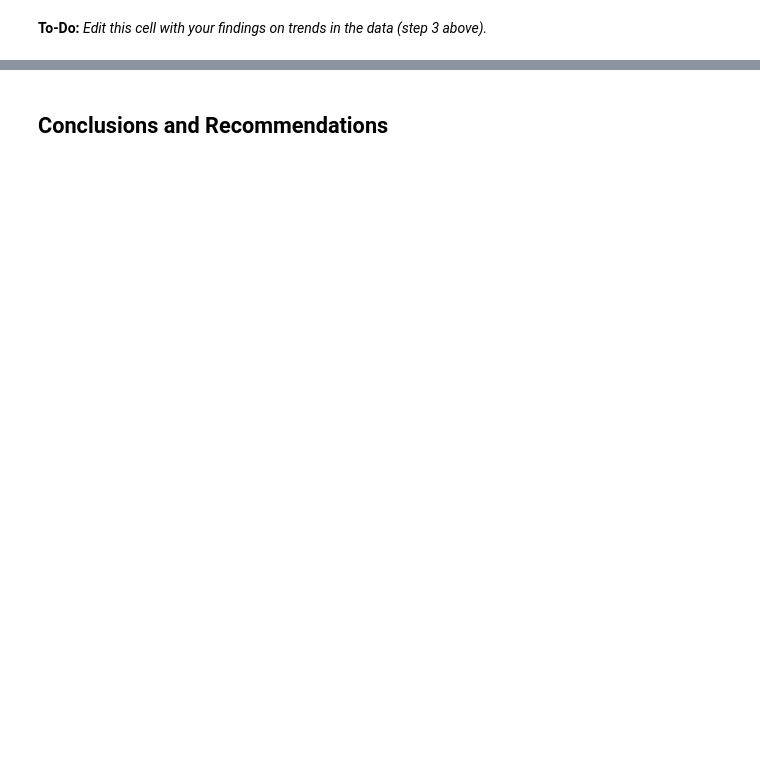
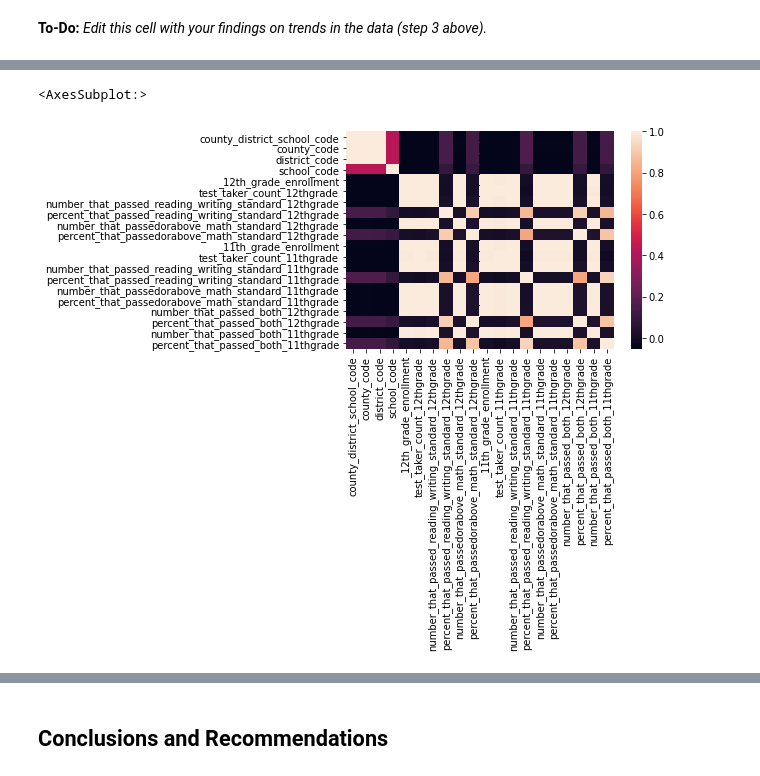
Before and after one commit to vivekbavda/Projects, a Jupyter notebook: code/starter-code.ipynb, the cells around one changed output, grey strips where cells are left out. Drawn from its saved outputs; the diff is of its cells as text; code cells hidden in the pictures; blank space fills up the shorter version.

```diff
--- a/code/starter-code.ipynb
+++ b/code/starter-code.ipynb
@@ -930,0 +1115,5 @@ Here are some prompts to get you started with visualizations. Feel free to add a
+# %%
+sns.heatmap(dfs1.corr())
+# %% [output]
+<AxesSubplot:>
+[figure, added]
```
Also changed, not shown: parts of 22 cells of this notebook.
